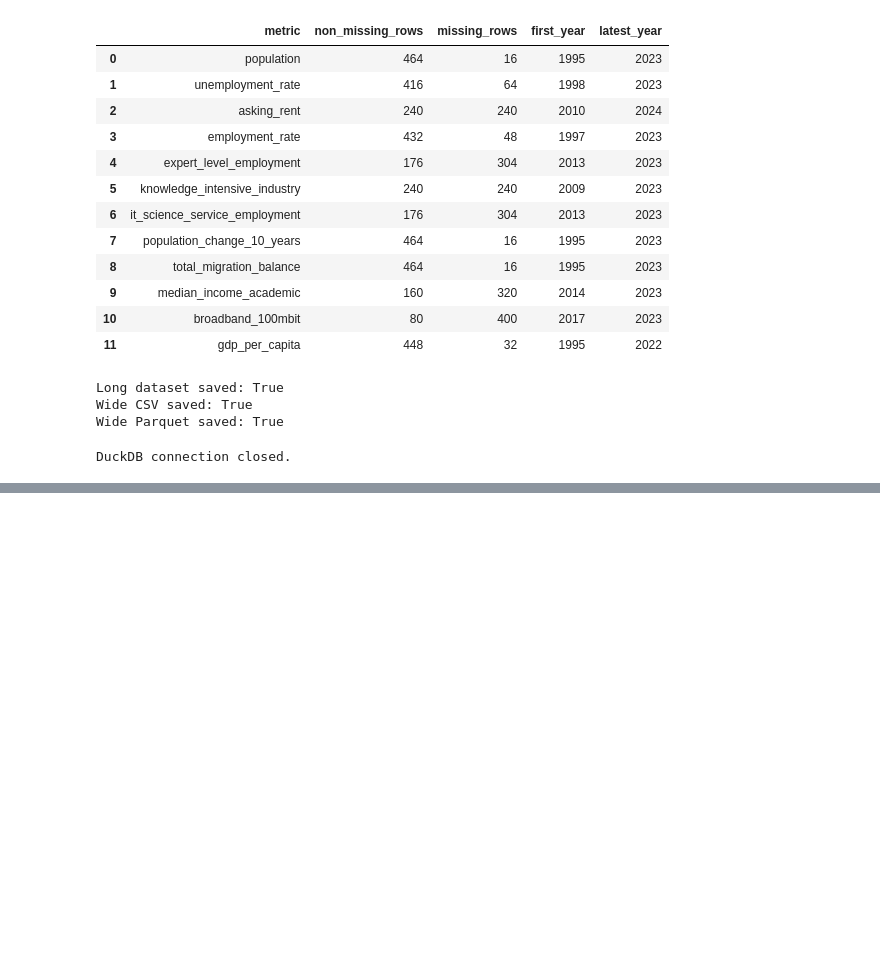
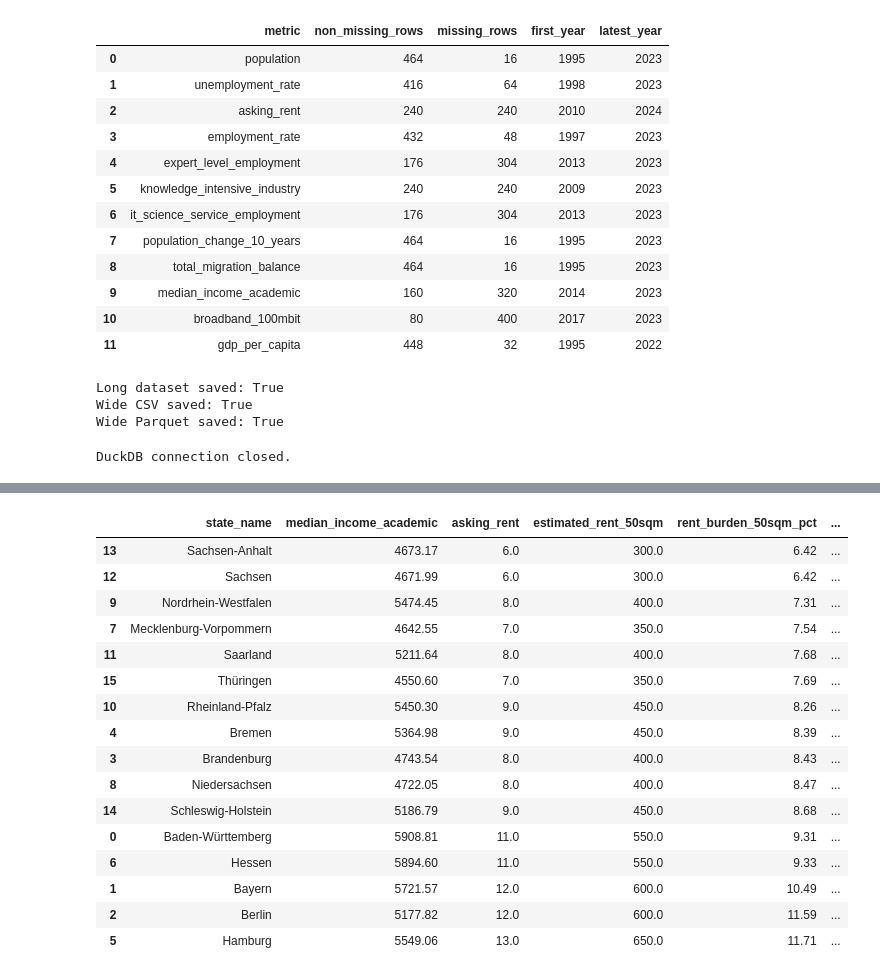
Before and after one commit to maaz2692/datacareer-germany, a Jupyter notebook: notebooks/datacareer_germany_analysis.ipynb, the cells around one changed output, grey strips where cells are left out. Cells and saved outputs as stored; diff of their text form; code cells hidden in the pictures; blank space fills up the shorter version.

Commit message:
Add regional opportunity analysis and ten Plotly visualisations

```diff
--- a/notebooks/datacareer_germany_analysis.ipynb
+++ b/notebooks/datacareer_germany_analysis.ipynb
@@ -1017,0 +1800,70 @@ DuckDB connection closed.
+# %%
+analysis_snapshot = state_snapshot_2022.copy()
+
+# Convert GDP from thousand euros into euros
+analysis_snapshot["gdp_per_capita_eur"] = (
+    analysis_snapshot["gdp_per_capita"] * 1_000
+)
+
+# Illustrative monthly asking rent for a 50 m² apartment
+ASSUMED_APARTMENT_SIZE_SQM = 50
+
+analysis_snapshot["estimated_rent_50sqm"] = (
+    analysis_snapshot["asking_rent"]
+    * ASSUMED_APARTMENT_SIZE_SQM
+)
+
+# Illustrative share of academic gross monthly income required for rent
+analysis_snapshot["rent_burden_50sqm_pct"] = (
+    analysis_snapshot["estimated_rent_50sqm"]
+    / analysis_snapshot["median_income_academic"]
+    * 100
+)
+
+# Remaining gross monthly income after illustrative rent
+analysis_snapshot["income_after_rent_50sqm"] = (
+    analysis_snapshot["median_income_academic"]
+    - analysis_snapshot["estimated_rent_50sqm"]
+)
+
+# Income relative to asking rent per square metre
+analysis_snapshot["income_to_rent_index"] = (
+    analysis_snapshot["median_income_academic"]
+    / analysis_snapshot["asking_rent"]
+)
+
+display(
+    analysis_snapshot[
+        [
+            "state_name",
+            "median_income_academic",
+            "asking_rent",
+            "estimated_rent_50sqm",
+            "rent_burden_50sqm_pct",
+            "income_after_rent_50sqm",
+            "income_to_rent_index"
+        ]
+    ]
+    .sort_values(
+        "rent_burden_50sqm_pct"
+    )
+    .round(2)
+)
+# %% [output]
+|  | state_name | median_income_academic | asking_rent | estimated_rent_50sqm | rent_burden_50sqm_pct | ... |
+| 13 | Sachsen-Anhalt | 4673.17 | 6.0 | 300.0 | 6.42 | ... |
+| 12 | Sachsen | 4671.99 | 6.0 | 300.0 | 6.42 | ... |
+| 9 | Nordrhein-Westfalen | 5474.45 | 8.0 | 400.0 | 7.31 | ... |
+| 7 | Mecklenburg-Vorpommern | 4642.55 | 7.0 | 350.0 | 7.54 | ... |
+| 11 | Saarland | 5211.64 | 8.0 | 400.0 | 7.68 | ... |
+| 15 | Thüringen | 4550.60 | 7.0 | 350.0 | 7.69 | ... |
+| 10 | Rheinland-Pfalz | 5450.30 | 9.0 | 450.0 | 8.26 | ... |
+| 4 | Bremen | 5364.98 | 9.0 | 450.0 | 8.39 | ... |
+| 3 | Brandenburg | 4743.54 | 8.0 | 400.0 | 8.43 | ... |
+| 8 | Niedersachsen | 4722.05 | 8.0 | 400.0 | 8.47 | ... |
+| 14 | Schleswig-Holstein | 5186.79 | 9.0 | 450.0 | 8.68 | ... |
+| 0 | Baden-Württemberg | 5908.81 | 11.0 | 550.0 | 9.31 | ... |
+| 6 | Hessen | 5894.60 | 11.0 | 550.0 | 9.33 | ... |
+| 1 | Bayern | 5721.57 | 12.0 | 600.0 | 10.49 | ... |
+| 2 | Berlin | 5177.82 | 12.0 | 600.0 | 11.59 | ... |
+| 5 | Hamburg | 5549.06 | 13.0 | 650.0 | 11.71 | ... |
```
Also changed, not shown: parts of 104 cells of this notebook, 22 other files.
